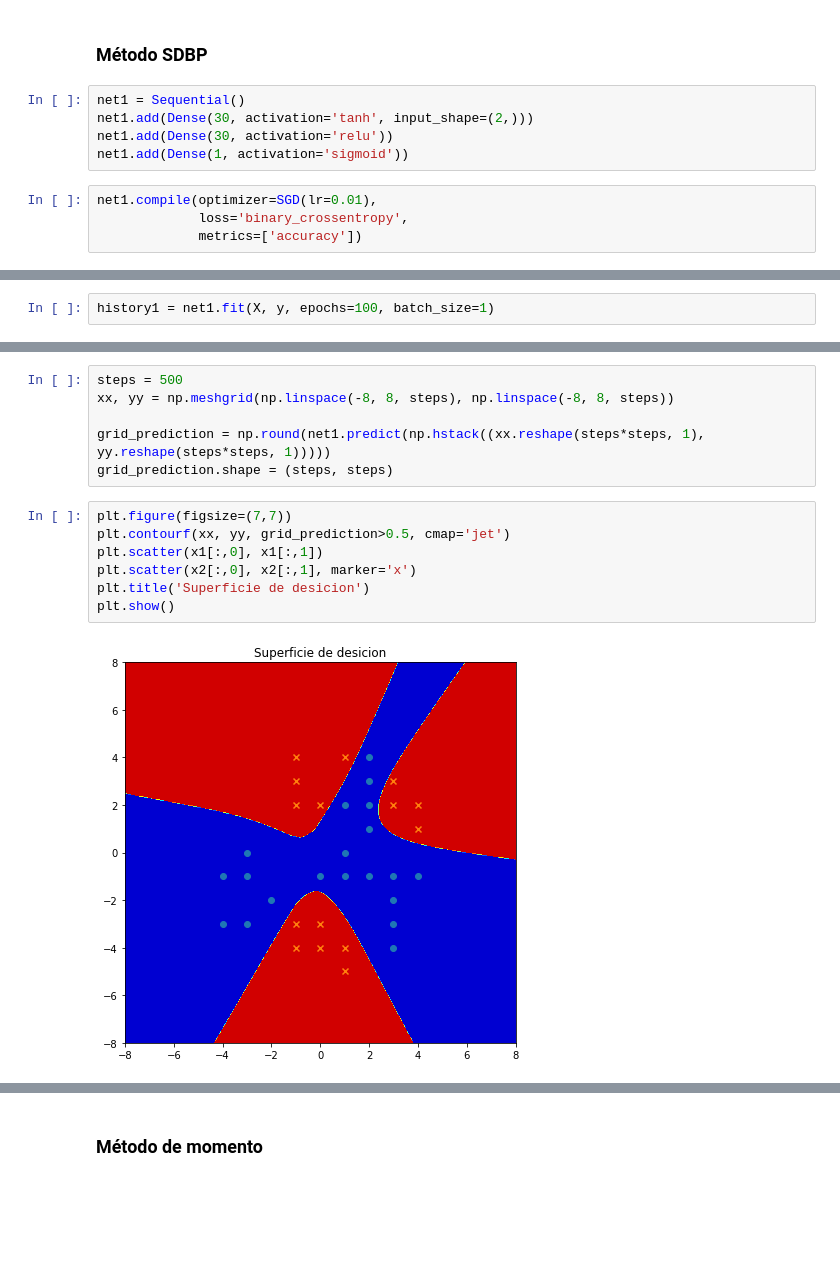
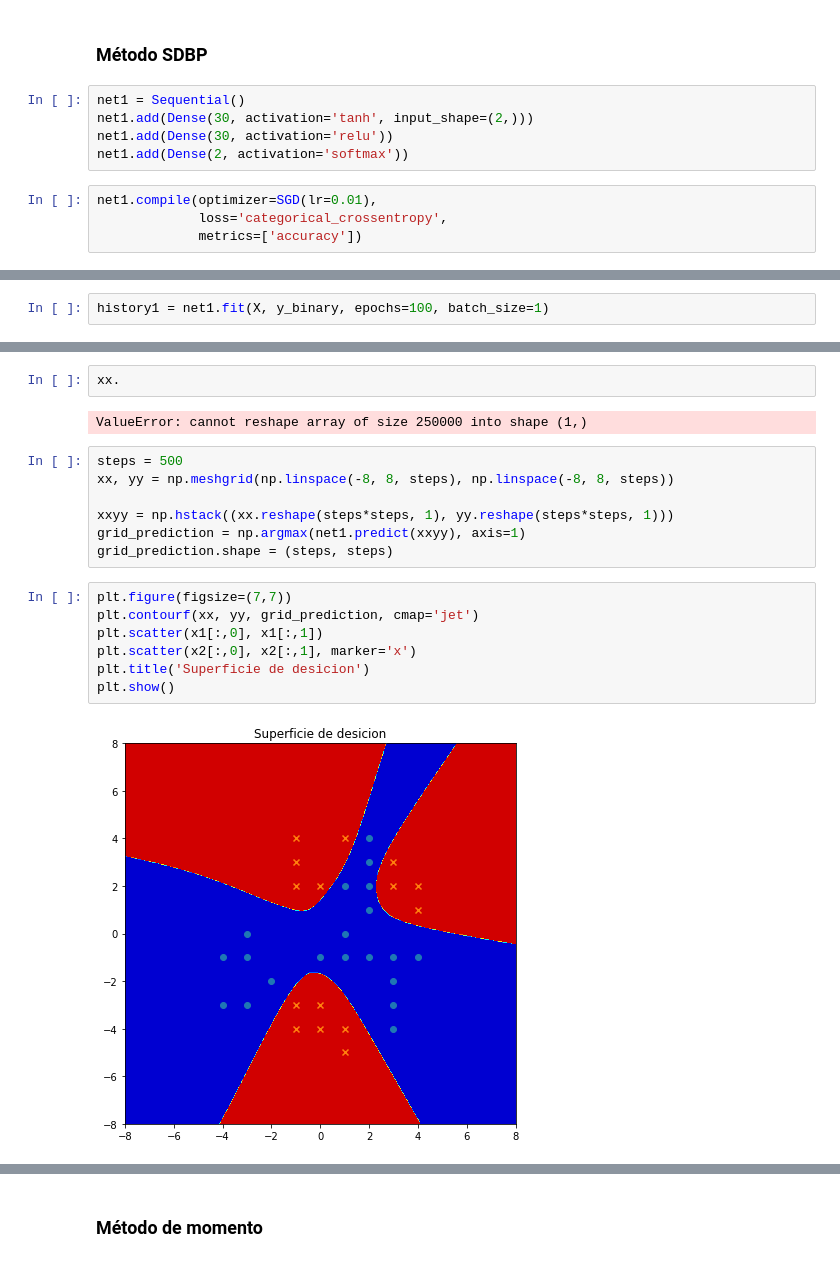
Before and after one commit to dsjkdm/dnn-pf, a Jupyter notebook: pf.ipynb, the cells around one changed output, grey strips where cells are left out. Drawn from its saved outputs; the diff is of its cells as text; blank space fills up the shorter version.

```diff
--- a/pf.ipynb
+++ b/pf.ipynb
@@ -41,10 +40,10 @@ array([1., 1., 1., 1., 1., 1., 1., 1., 1., 1., 1., 1., 1., 1., 1.])
 net1 = Sequential()
 net1.add(Dense(30, activation='tanh', input_shape=(2,)))
 net1.add(Dense(30, activation='relu'))
-net1.add(Dense(1, activation='sigmoid'))
+net1.add(Dense(2, activation='softmax'))
 # %%
 net1.compile(optimizer=SGD(lr=0.01),
-             loss='binary_crossentropy',
+             loss='categorical_crossentropy',
              metrics=['accuracy'])
 # %%
 net1.summary()
@@ -63,6 +62,6 @@ Trainable params: 1,051
 Non-trainable params: 0
 _________________________________________________________________
 # %%
-history1 = net1.fit(X, y, epochs=100, batch_size=1)
+history1 = net1.fit(X, y_binary, epochs=100, batch_size=1)
 # %% [output]
 Epoch 1/100
@@ -96,15 +95,20 @@ plt.show()
+# %%
+xx.
+# %% [output]
+ValueError: cannot reshape array of size 250000 into shape (1,)
 # %%
 steps = 500
 xx, yy = np.meshgrid(np.linspace(-8, 8, steps), np.linspace(-8, 8, steps))
 
-grid_prediction = np.round(net1.predict(np.hstack((xx.reshape(steps*steps, 1), yy.reshape(steps*steps, 1)))))
+xxyy = np.hstack((xx.reshape(steps*steps, 1), yy.reshape(steps*steps, 1)))
+grid_prediction = np.argmax(net1.predict(xxyy), axis=1)
 grid_prediction.shape = (steps, steps)
 # %%
 plt.figure(figsize=(7,7))
-plt.contourf(xx, yy, grid_prediction>0.5, cmap='jet')
+plt.contourf(xx, yy, grid_prediction, cmap='jet')
 plt.scatter(x1[:,0], x1[:,1])
 plt.scatter(x2[:,0], x2[:,1], marker='x')
 plt.title('Superficie de desicion')
 plt.show()
 # %% [output]
-[figure, old version]
+[figure, new version]
```
Also changed, not shown: parts of 14 cells of this notebook.
